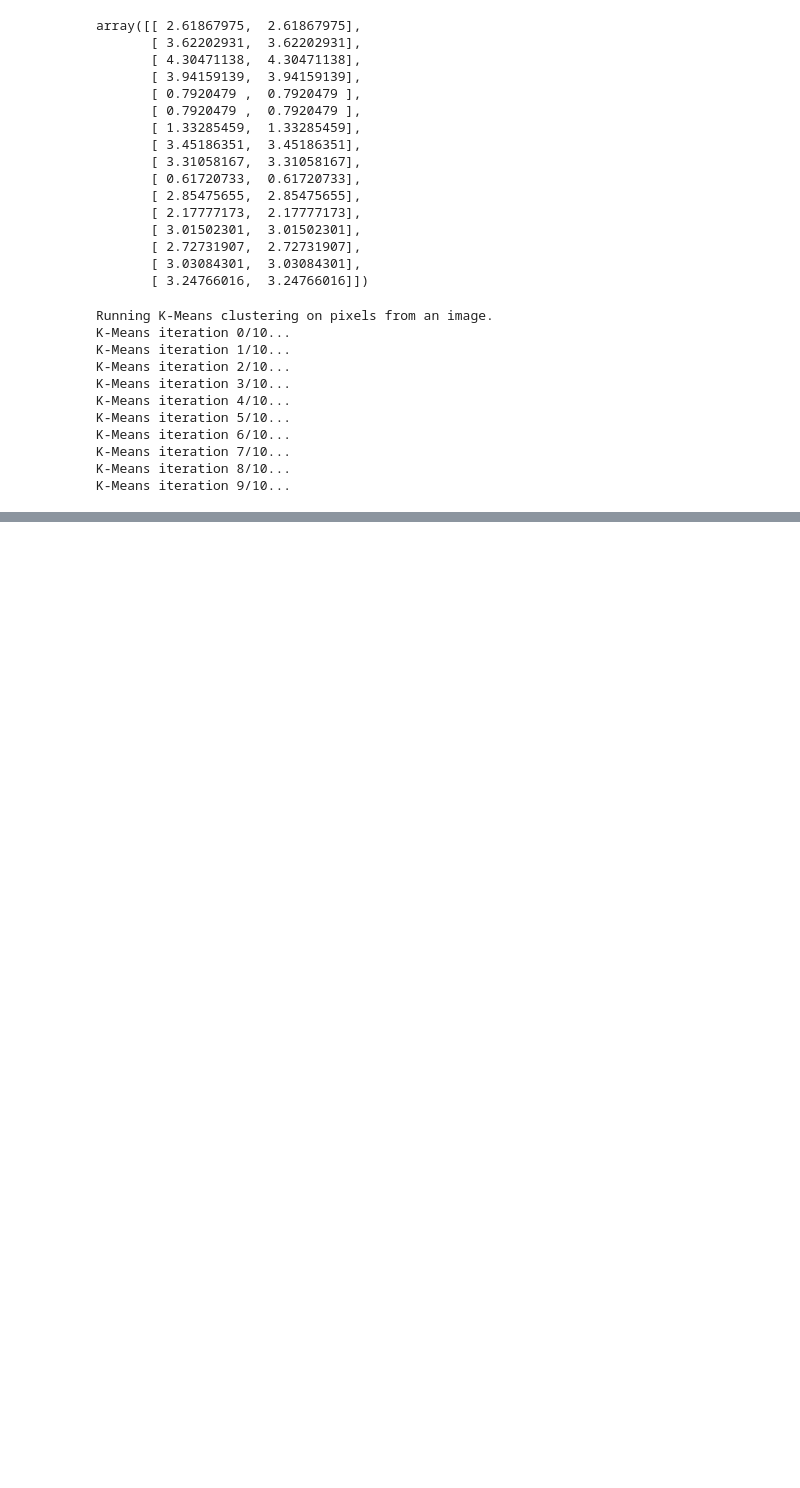
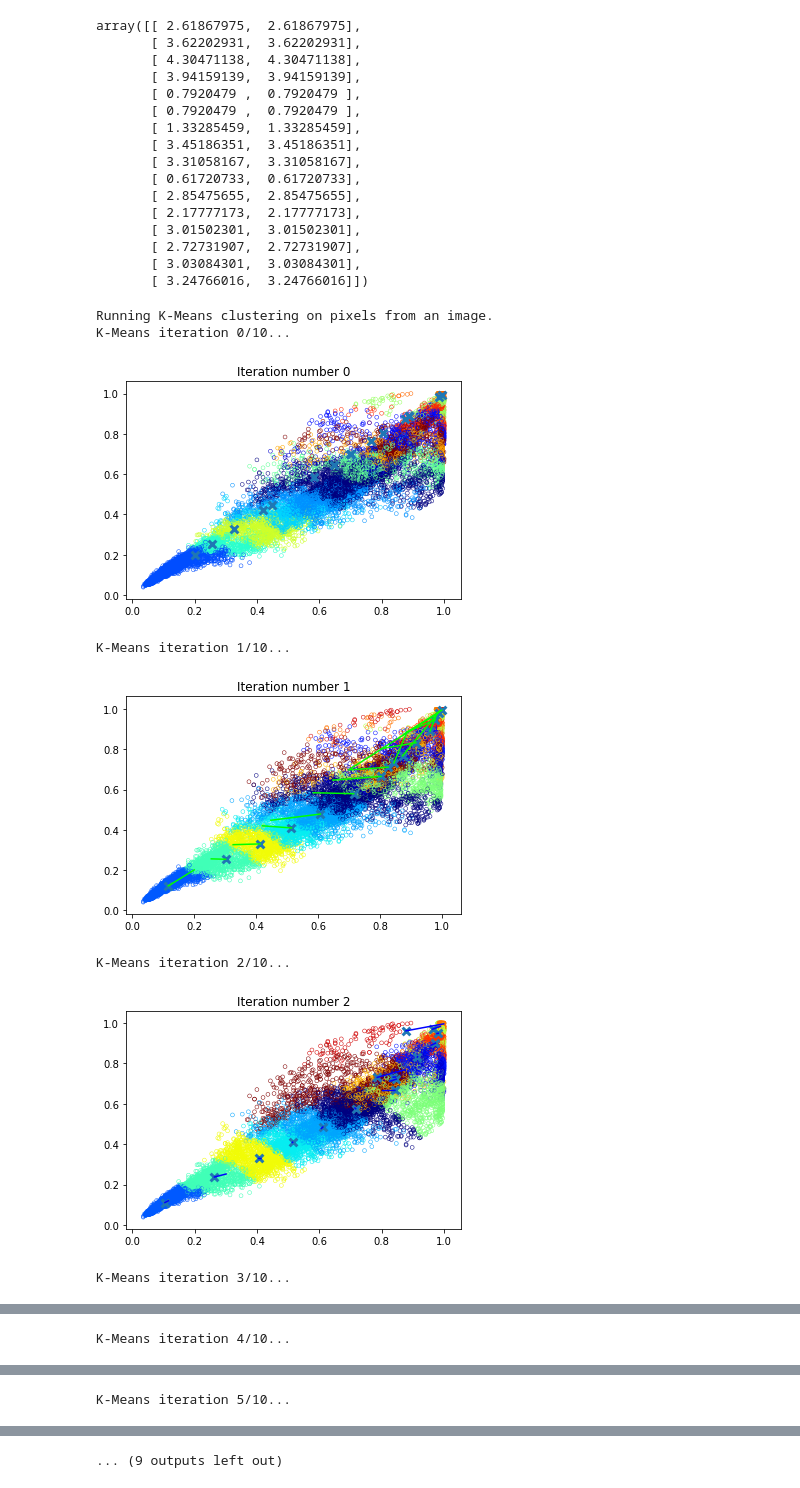
Before and after one commit to matkalinowski/ML-AndrewNg, a Jupyter notebook: ex7/Programming Exercise 7 K-means Clustering and Principal Component Analysis.ipynb, the cells around one changed output, grey strips where cells are left out. Saved outputs shown, nothing was run; the diff lists cells and outputs as text; code cells hidden in the pictures; blank space fills up the shorter version.

```diff
--- a/ex7/Programming Exercise 7 K-means Clustering and Principal Component Analysis.ipynb
+++ b/ex7/Programming Exercise 7 K-means Clustering and Principal Component Analysis.ipynb
@@ -34,7 +34,7 @@ def findClosestCentroids(X, centroids):
         idx[i] = np.array(dist).argmin()
 # =============================================================
 
-    return idx
+    return idx.astype('int')
 # %%
 data = scipy.io.loadmat('ex7data2.mat')
 X = data['X']
@@ -56,5 +56 @@ Closest centroids for the first 3 examples:
 (the closest centroids should be 0, 2, 1 respectively)
-# %%
-df = pd.DataFrame(X)
-df['centroid'] = idx
-df.head()
@@ -68,9 +56,0 @@ df.head()
-# %%
-df = pd.DataFrame(X)
-df['centroid'] = idx
-for centroid in sorted(df.centroid.unique()):
-    cent_df = df[df.centroid == centroid]
-    means = []
-    for col in df.iloc[:, 0:-1]:
-        means.append(cent_df[col].mean())
-    means
@@ -81,8 +56,0 @@ for centroid in sorted(df.centroid.unique()):
-# %%
-df = pd.DataFrame(X)
-df['centroid'] = idx
-for centroid in sorted(df.centroid.unique()):
-    cent_df = df[df.centroid == centroid]
-    for col in df.iloc[:, 0:-1]:
-        df[col].mean()
-    cent_df.x.mean(), cent_df.y.mean()
@@ -329,40 +295,38 @@ print('Running K-Means clustering on pixels from an image.')
 #  Load an image of a bird
 A = scipy.misc.imread('bird_small.png')
 
 # If imread does not work for you, you can try instead
 #   load ('bird_small.mat')
 
 A = A / 255.0 # Divide by 255 so that all values are in the range 0 - 1
 
 # Size of the image
 img_size = A.shape
 
 # Reshape the image into an Nx3 matrix where N = number of pixels.
 # Each row will contain the Red, Green and Blue pixel values
 # This gives us our dataset matrix X that we will use K-Means on.
 X = A.reshape(img_size[0] * img_size[1], 3)
 
 # Run your K-Means algorithm on this data
 # You should try different values of K and max_iters here
 K = 16
 max_iters = 10
 
 # When using K-Means, it is important the initialize the centroids
 # randomly.
 # You should complete the code in kMeansInitCentroids.m before proceeding
 initial_centroids = kMeansInitCentroids(X, K)
 
 # Run K-Means
-centroids, idx = runkMeans(X, initial_centroids, max_iters)
+centroids, idx = runkMeans(X, initial_centroids, max_iters, plot_progress=True)
+print('K-Means Done.')
 # %% [output]
 Running K-Means clustering on pixels from an image.
 K-Means iteration 0/10...
-K-Means iteration 1/10...
-K-Means iteration 2/10...
-K-Means iteration 3/10...
-K-Means iteration 4/10...
-K-Means iteration 5/10...
-K-Means iteration 6/10...
-K-Means iteration 7/10...
-K-Means iteration 8/10...
-K-Means iteration 9/10...
+[figure, added]
+K-Means iteration 1/10...
+[figure, added]
+K-Means iteration 2/10...
+[figure, added]
+K-Means iteration 3/10...
@@ -368,0 +334 @@ K-Means iteration 9/10...
+K-Means iteration 4/10...
@@ -368,0 +336 @@ K-Means iteration 9/10...
+K-Means iteration 5/10...
@@ -368,0 +338 @@ K-Means iteration 9/10...
+... (9 outputs left out)
```
Also changed, not shown: parts of 8 cells of this notebook, 1 other file.
